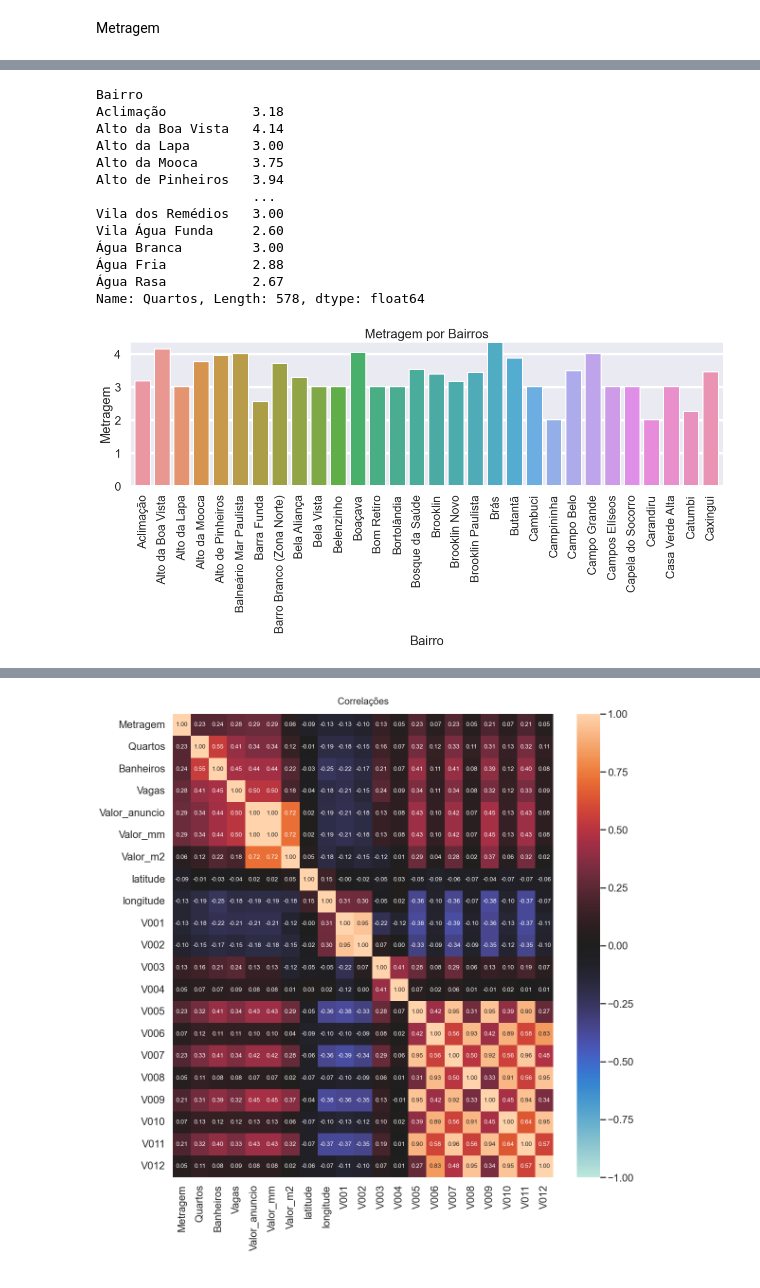
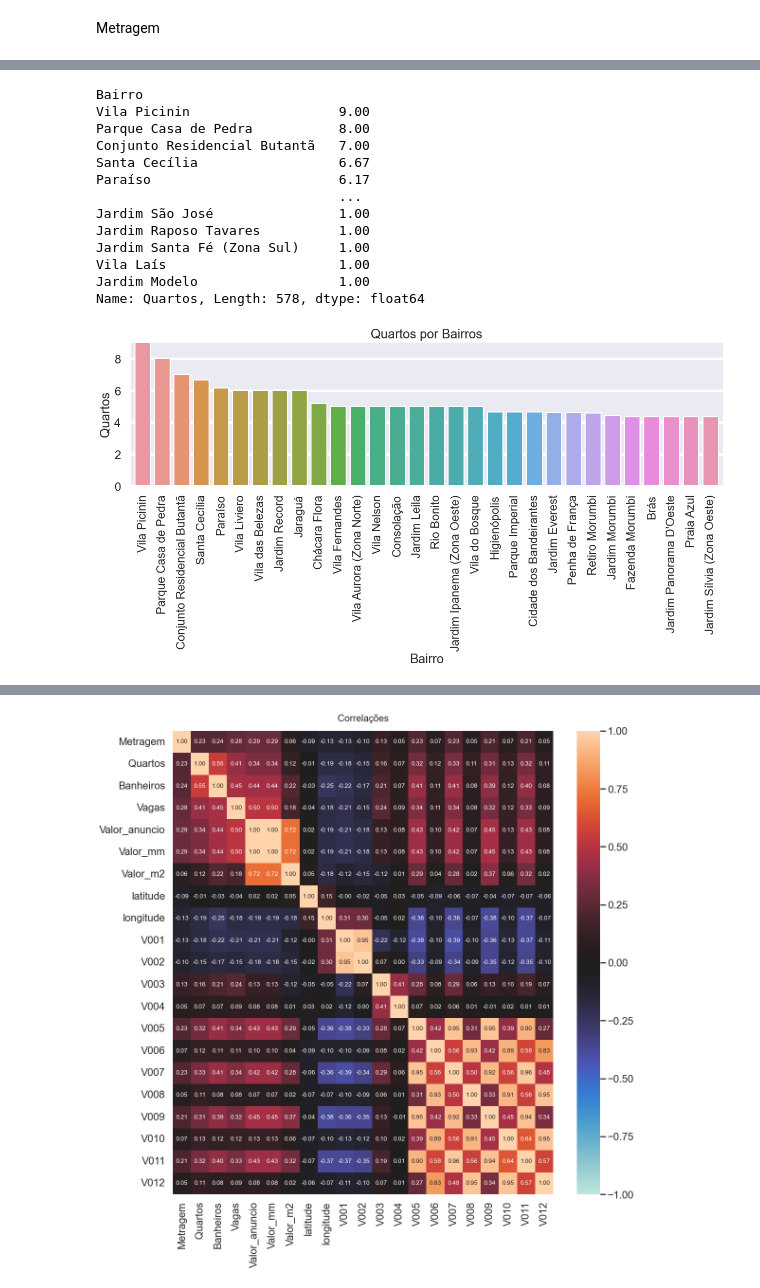
Before and after one commit to GabrielBG0/Sao-Paulo-Home-Prices, a Jupyter notebook: finalProject.ipynb, the cells around one changed output, grey strips where cells are left out. Saved outputs shown, nothing was run; the diff lists cells and outputs as text; code cells hidden in the pictures.

```diff
--- a/finalProject.ipynb
+++ b/finalProject.ipynb
@@ -183,31 +181,31 @@ plt.show()
 # %%
-q_bairro = groupBy_Bairro.Quartos.mean()
+q_bairro = groupBy_Bairro.Quartos.mean().sort_values(ascending=False)
 q_bairro
 # %% [output]
 Bairro
-Aclimação           3.18
-Alto da Boa Vista   4.14
-Alto da Lapa        3.00
-Alto da Mooca       3.75
-Alto de Pinheiros   3.94
-                    ...
-Vila dos Remédios   3.00
-Vila Água Funda     2.60
-Água Branca         3.00
-Água Fria           2.88
-Água Rasa           2.67
+Vila Picinin                   9.00
+Parque Casa de Pedra           8.00
+Conjunto Residencial Butantã   7.00
+Santa Cecília                  6.67
+Paraíso                        6.17
+                               ...
+Jardim São José                1.00
+Jardim Raposo Tavares          1.00
+Jardim Santa Fé (Zona Sul)     1.00
+Vila Laís                      1.00
+Jardim Modelo                  1.00
 Name: Quartos, Length: 578, dtype: float64
 # %%
 samples = q_bairro.head(30)
 plt.figure(figsize=(20, 5))
 ax = sns.barplot(x=samples.index, y=samples)
-ax.set_title('Metragem por Bairros')
-ax.set_ylabel('Metragem')
+ax.set_title('Quartos por Bairros')
+ax.set_ylabel('Quartos')
 ax.set_xticklabels(samples.index, rotation=90)
 ax.margins(0.01)
 plt.show()
 # %% [output]
-[figure, old version]
+[figure, new version]
 # %%
 data.corr()
 # %% [output]
```
Also changed, not shown: parts of 21 cells of this notebook, 2 other files.
